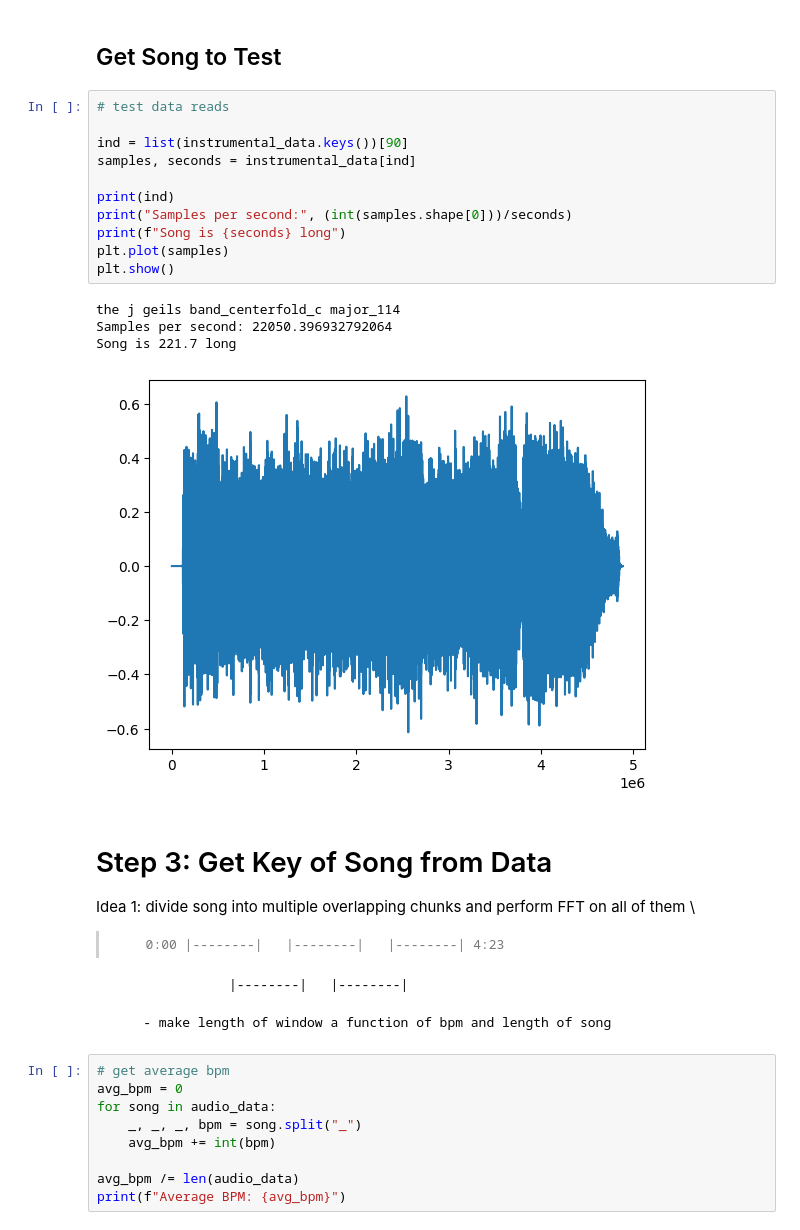
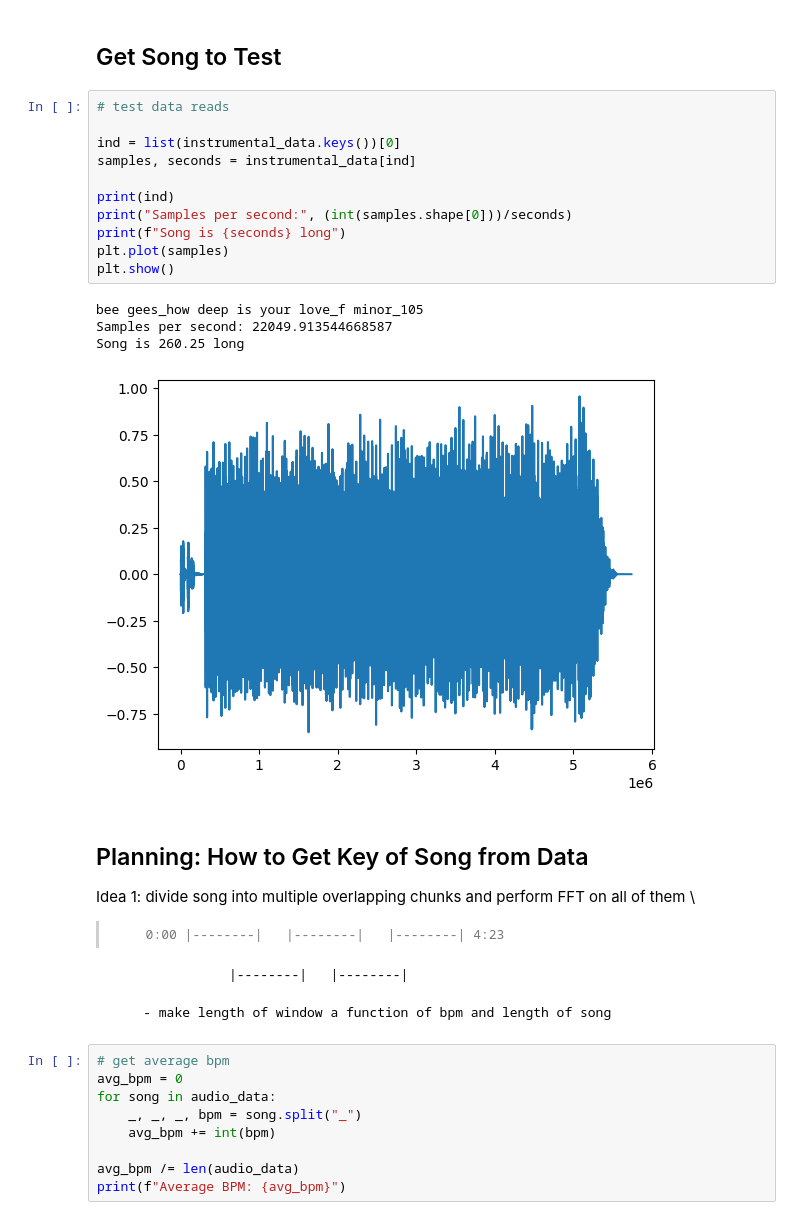
Before and after one commit to 1dagord/chord-guessr, a Jupyter notebook: PostprocessSongData.ipynb, the cells around one changed output. Cells and saved outputs as stored; diff of their text form.

```diff
--- a/PostprocessSongData.ipynb
+++ b/PostprocessSongData.ipynb
@@ -130,21 +130,21 @@ print(len(instrumental_data))
 # %%
 # test data reads
 
-ind = list(instrumental_data.keys())[90]
+ind = list(instrumental_data.keys())[0]
 samples, seconds = instrumental_data[ind]
 
 print(ind)
 print("Samples per second:", (int(samples.shape[0]))/seconds)
 print(f"Song is {seconds} long")
 plt.plot(samples)
 plt.show()
 # %% [output]
-the j geils band_centerfold_c major_114
-Samples per second: 22050.396932792064
-Song is 221.7 long
+bee gees_how deep is your love_f minor_105
+Samples per second: 22049.913544668587
+Song is 260.25 long
-[figure, old version]
+[figure, new version]
 # %% [markdown]
-# Step 3: Get Key of Song from Data
+## Planning: How to Get Key of Song from Data
 
 Idea 1: divide song into multiple overlapping chunks and perform FFT on all of them \
 >       0:00 |--------|   |--------|   |--------| 4:23
```
Also changed, not shown: parts of 25 cells of this notebook.
